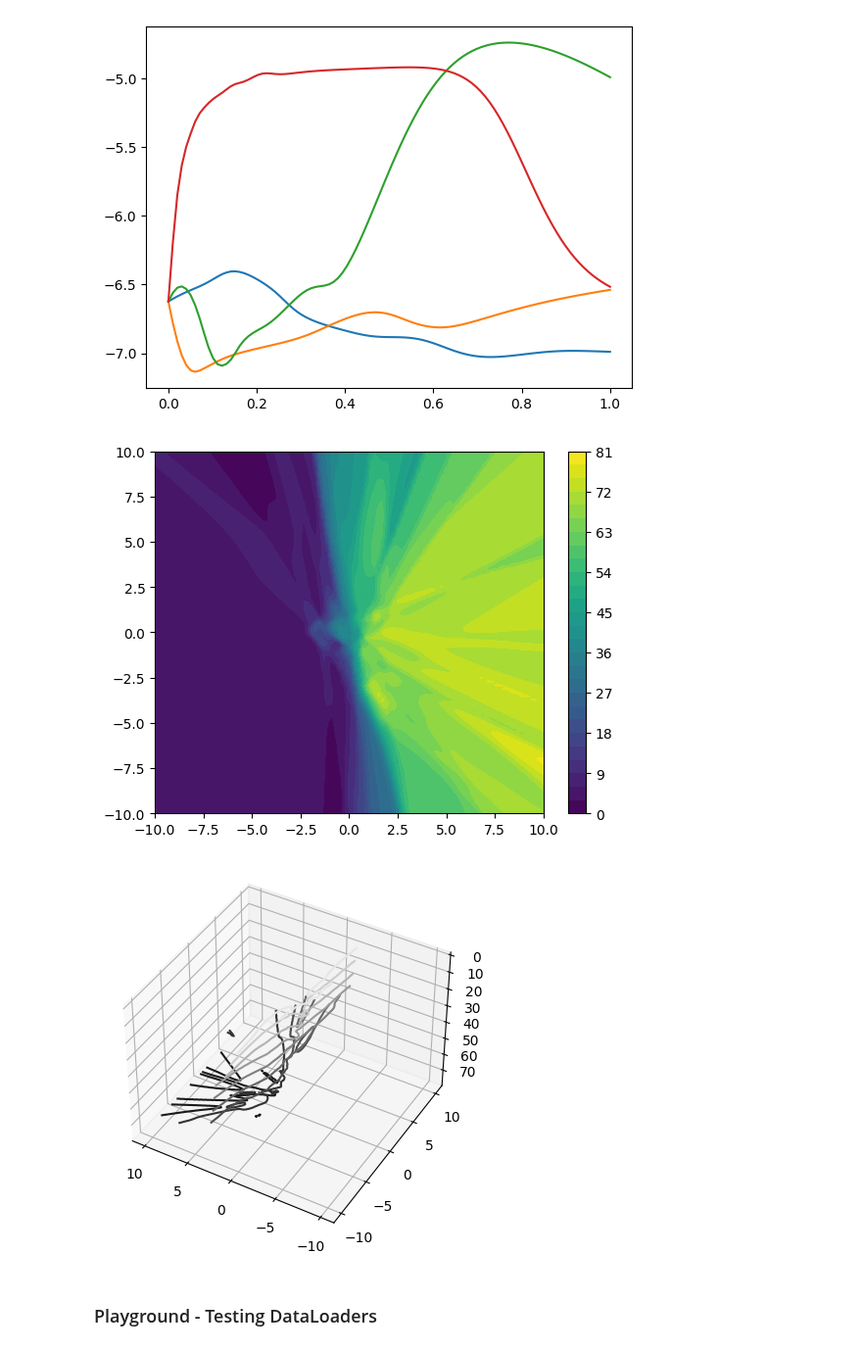
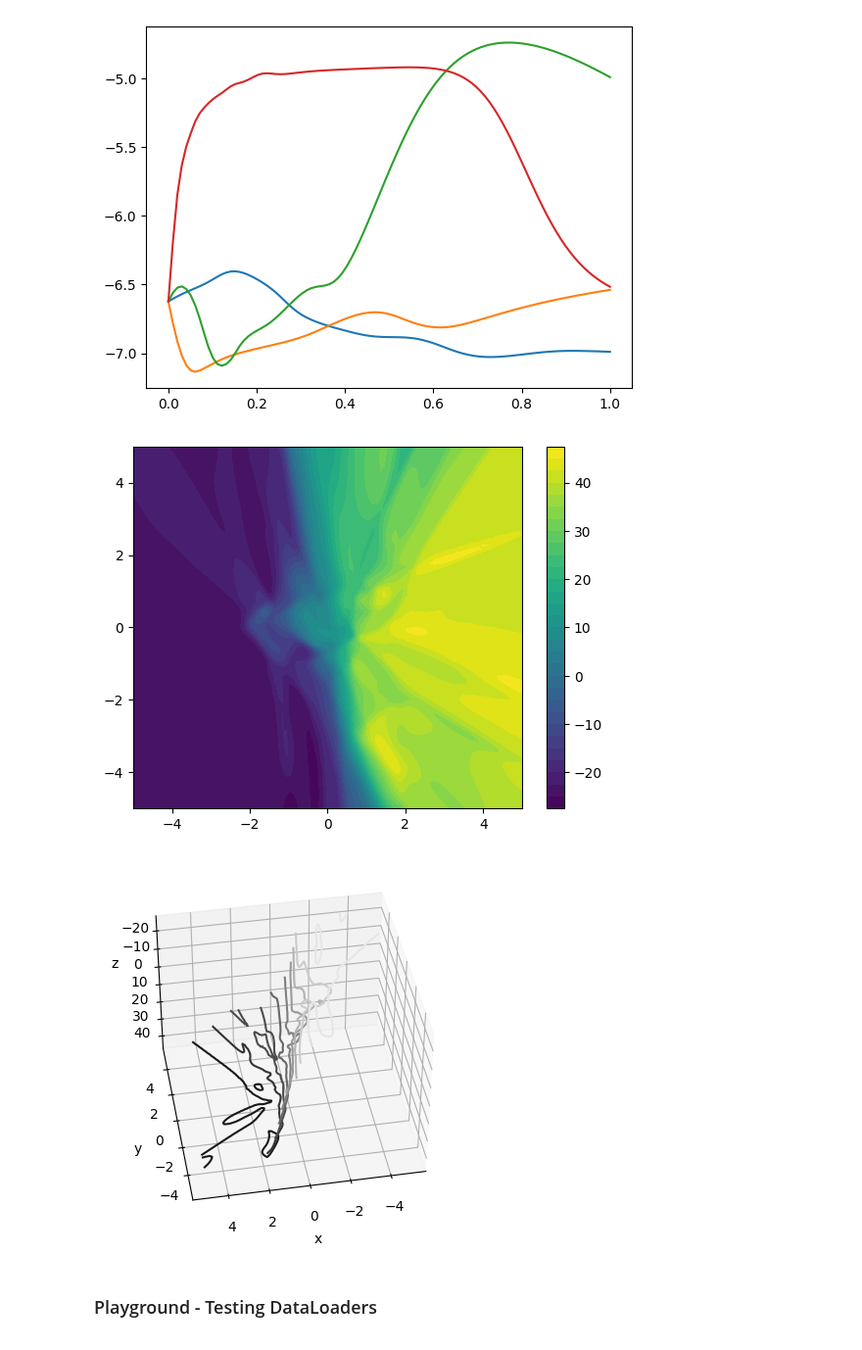
Before and after one commit to jakublala/coarsegrained-md-neural-ode, a Jupyter notebook: utils.ipynb, the cells around one changed output. Shown at 98% size. Cells and saved outputs as stored; diff of their text form; code cells hidden in the pictures.

```diff
--- a/utils.ipynb
+++ b/utils.ipynb
@@ -648,38 +648,38 @@ plt.show()
 # %%
 import matplotlib.pyplot as plt
 # contour potential
 potential = trainer.func.net
 
-start, stop, n_values = -10, 10, 100
+start, stop, n_values = -5, 5, 100
 vals = np.linspace(start, stop, n_values)
 
 # model
 X, Y = np.meshgrid(vals, vals)
 XY = np.stack([X, Y], axis=2)
 
 Z = np.zeros((n_values, n_values))
 
 for i in range(XY.shape[0]):
     for j in range(XY.shape[1]):
         inp = np.hstack((XY[i, j], np.array([0, 1, 0, 0, 0, 1, 0, 0, 0])))
         Z[i, j] = potential(torch.Tensor(inp)).detach().cpu().item()
-Z -= Z.min()
+# Z -= Z.min()
 plt.contourf(X, Y, Z, levels=30, cmap='viridis')
 plt.colorbar()
 plt.show()
 
 from mpl_toolkits import mplot3d
 fig = plt.figure()
 ax = plt.axes(projection='3d')
 ax.contour3D(X, Y, Z, 10, cmap='binary')
 ax.set_xlabel('x')
 ax.set_ylabel('y')
 ax.set_zlabel('z')
-ax.view_init(-140, 60)
+ax.view_init(-140, 100)
 plt.show()
 # %% [output]
-[figure, old version]
+[figure, new version]
-[figure, old version]
+[figure, new version]
 # %% [markdown]
 ### Playground - Testing DataLoaders
 # %%
```
